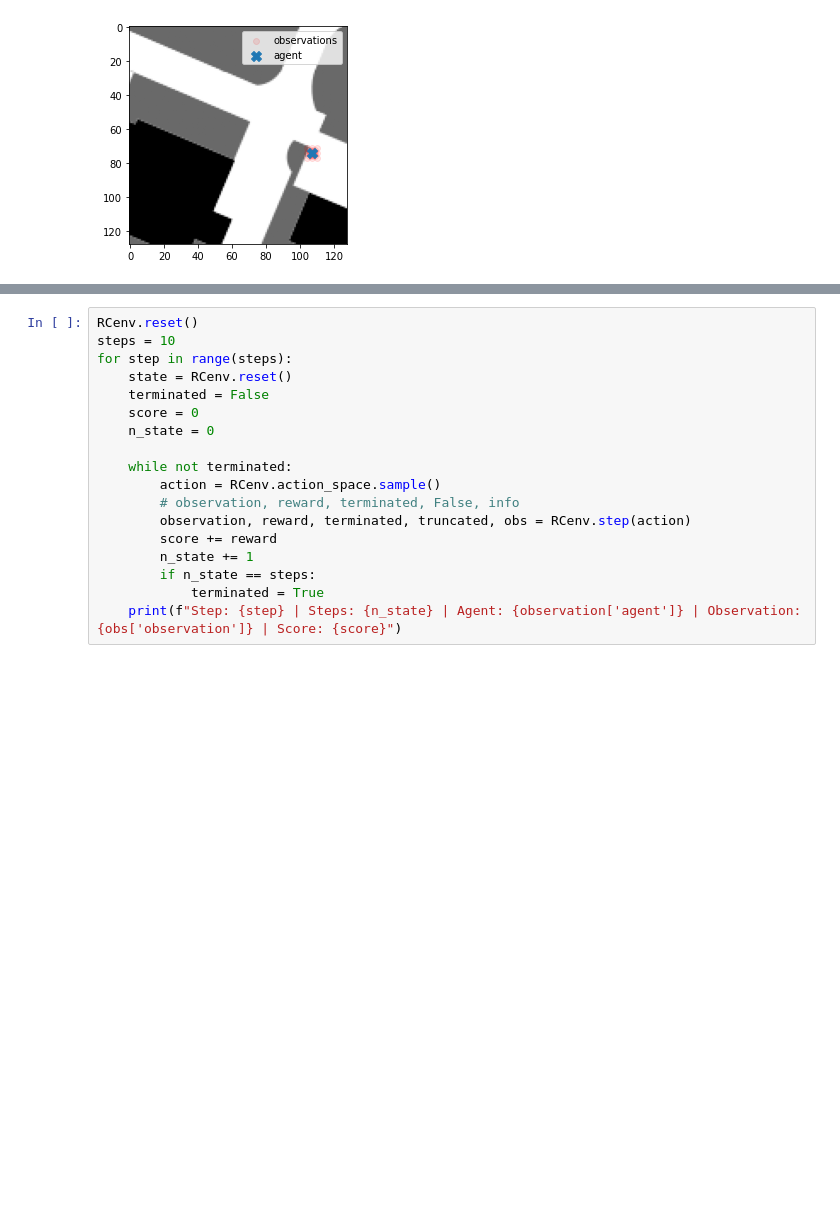
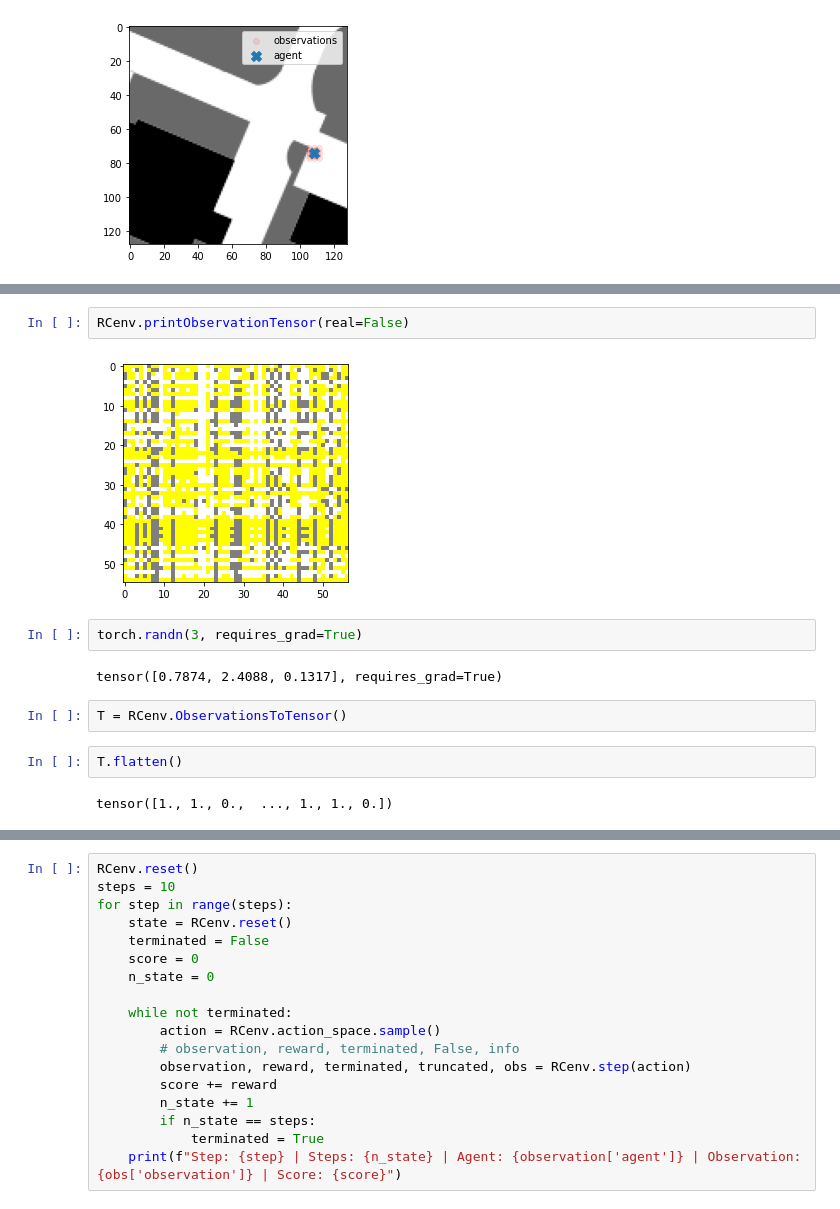
Before and after one commit to neithangurthang/SyntheticCities, a Jupyter notebook: notebooks/01 ReinforcementLearningExperiment.ipynb, the cells around one changed output, grey strips where cells are left out. Saved outputs shown, nothing was run; the diff lists cells and outputs as text; blank space fills up the shorter version.

```diff
--- a/notebooks/01 ReinforcementLearningExperiment.ipynb
+++ b/notebooks/01 ReinforcementLearningExperiment.ipynb
@@ -943,0 +991,14 @@ RCenv.printObservations()
+# %%
+RCenv.printObservationTensor(real=False)
+# %% [output]
+[figure, added]
+# %%
+torch.randn(3, requires_grad=True)
+# %% [output]
+tensor([0.7874, 2.4088, 0.1317], requires_grad=True)
+# %%
+T = RCenv.ObservationsToTensor()
+# %%
+T.flatten()
+# %% [output]
+tensor([1., 1., 0.,  ..., 1., 1., 0.])
```
Also changed, not shown: parts of 18 cells of this notebook, 2 other files.
